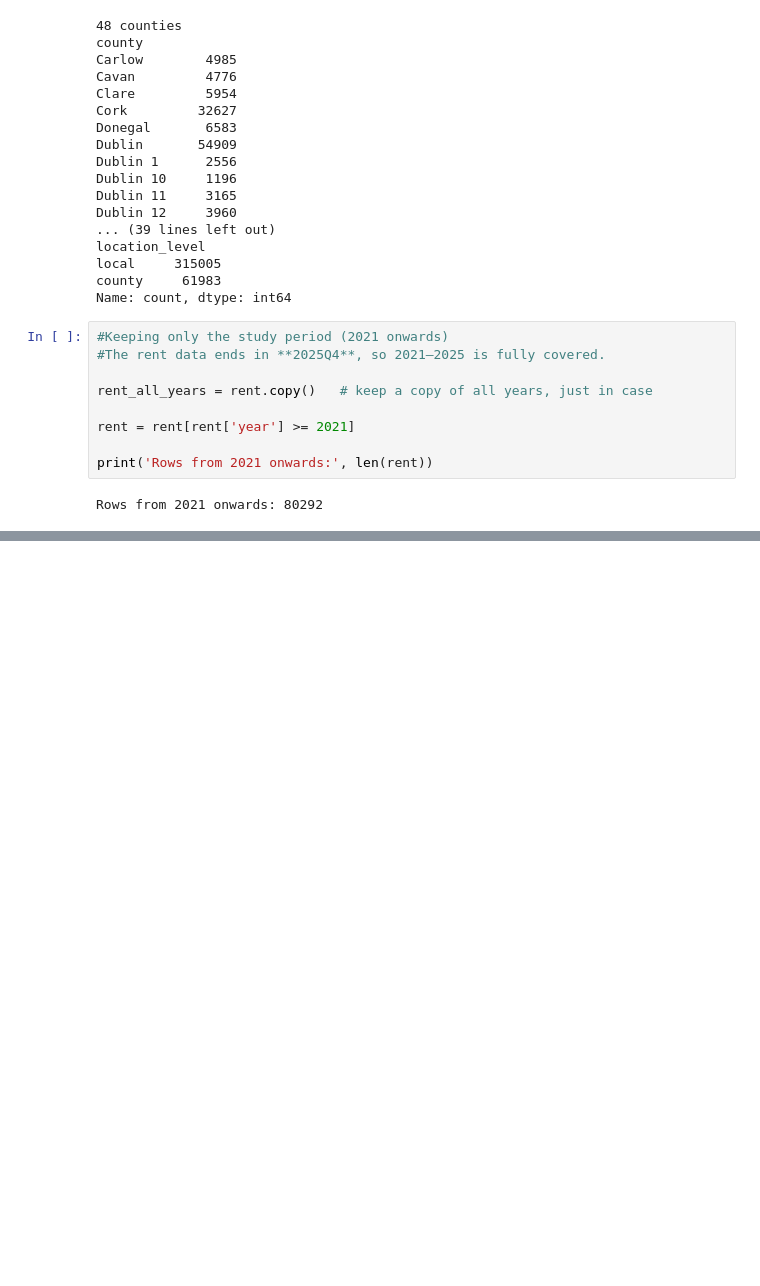
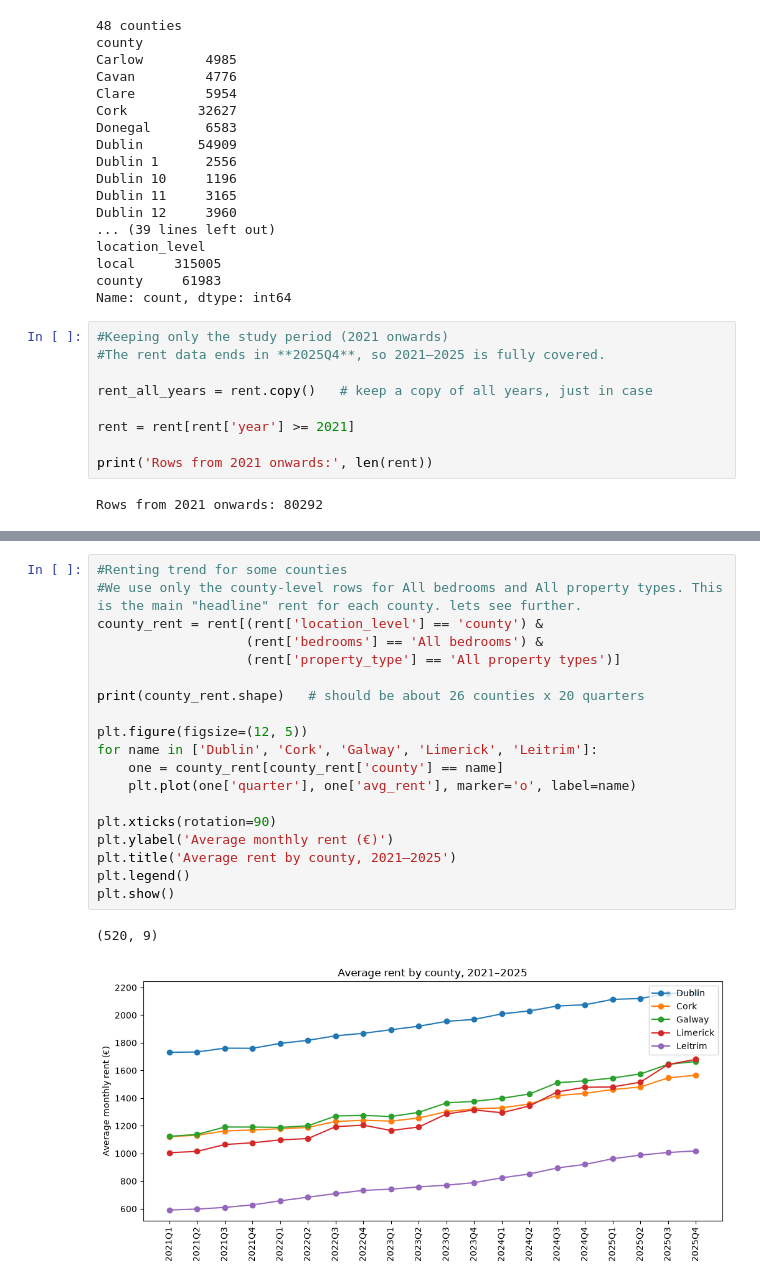
Before and after one commit to pacharyanci/ML-House-Price-Project, a Jupyter notebook: Notebooks/data_cleaning/rental_data.ipynb, the cells around one changed output, grey strips where cells are left out. Saved outputs shown, nothing was run; the diff lists cells and outputs as text; blank space fills up the shorter version.

Commit message:
i cleaned the things i know from thr rental data.. need to see further wehn i need to work.

```diff
--- a/Notebooks/data_cleaning/rental_data.ipynb
+++ b/Notebooks/data_cleaning/rental_data.ipynb
@@ -202,0 +237,22 @@ Rows from 2021 onwards: 80292
+# %%
+#Renting trend for some counties
+#We use only the county-level rows for All bedrooms and All property types. This is the main "headline" rent for each county. lets see further.
+county_rent = rent[(rent['location_level'] == 'county') &
+                   (rent['bedrooms'] == 'All bedrooms') &
+                   (rent['property_type'] == 'All property types')]
+
+print(county_rent.shape)   # should be about 26 counties x 20 quarters
+
+plt.figure(figsize=(12, 5))
+for name in ['Dublin', 'Cork', 'Galway', 'Limerick', 'Leitrim']:
+    one = county_rent[county_rent['county'] == name]
+    plt.plot(one['quarter'], one['avg_rent'], marker='o', label=name)
+
+plt.xticks(rotation=90)
+plt.ylabel('Average monthly rent (€)')
+plt.title('Average rent by county, 2021–2025')
+plt.legend()
+plt.show()
+# %% [output]
+(520, 9)
+[figure, added]
```
Also changed, not shown: parts of 4 cells of this notebook.
